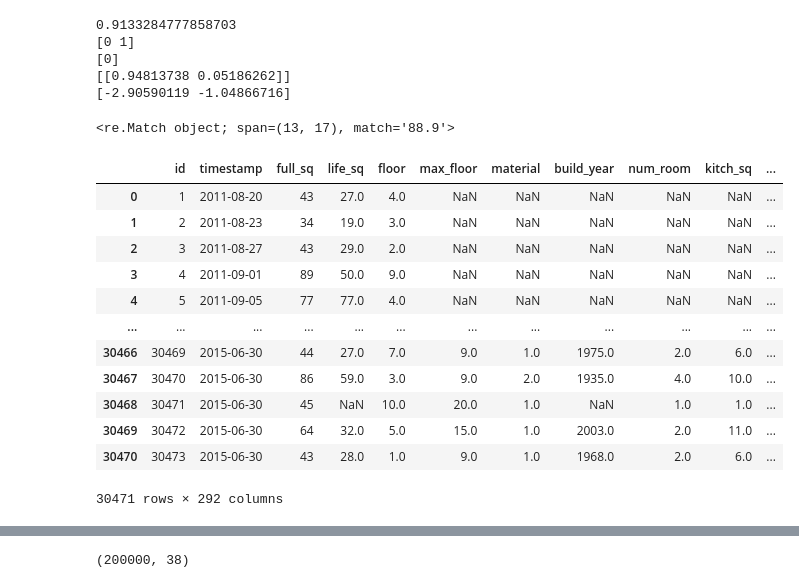
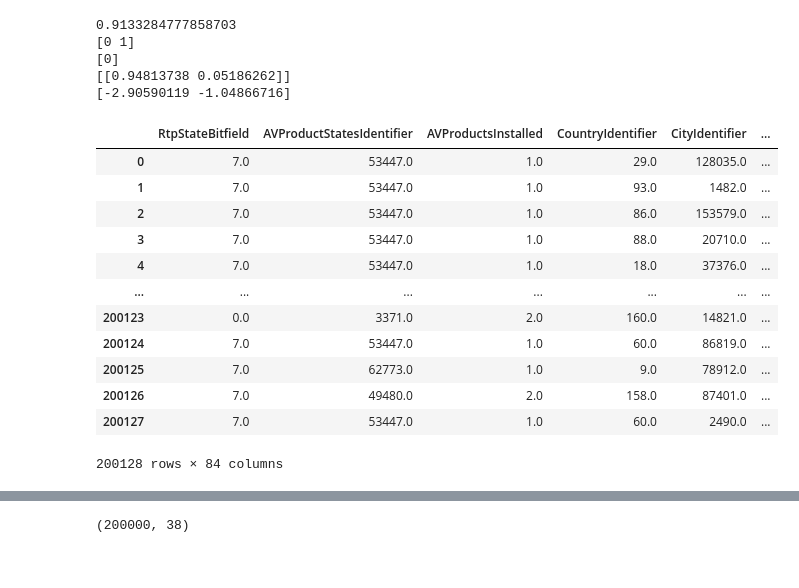
Before and after one commit to AlexanderGithubProfile/TEMP_WORKING_REPOSITORY, a Jupyter notebook: karpov_start_ml_course.ipynb, the cells around one changed output, grey strips where cells are left out. Saved outputs shown, nothing was run; the diff lists cells and outputs as text; code cells hidden in the pictures.

```diff
--- a/karpov_start_ml_course.ipynb
+++ b/karpov_start_ml_course.ipynb
@@ -2032,7 +2032,3 @@ Index(['age', 'job', 'education', 'default', 'contact', 'month', 'day_of_week',
        'duration', 'campaign', 'pdays', 'previous', 'poutcome', 'emp_var_rate',
        'cons_price_idx', 'cons_conf_idx', 'euribor3m', 'nr_employed', 'y'],
       dtype='object')
-# %%
-data.drop(['loan', 'housing', 'marital'], axis=1, inplace=True)
-categorical_columns.drop(['loan', 'housing', 'marital'], axis=1, inplace=True)
-data
@@ -2108,10 +2102,3 @@ print(pipe.decision_function(X_test.head(2)))
 [0]
 [[0.94813738 0.05186262]]
 [-2.90590119 -1.04866716]
-# %%
-import re
-test_string = 'asdafsfgfadgf88.9adgf99a9gfdag sdhf.sfgh'
-#re.search(r'\s\w+.\w', test_string)
-re.search(r'\d+\W\d',test_string)
-# %% [output]
-<re.Match object; span=(13, 17), match='88.9'>
@@ -2118,19 +2140,22 @@ re.search(r'\d+\W\d',test_string)
 # %%
 import pandas as pd
+train_data_10 = pd.read_csv(r"C:\Users\User\Downloads\247325 3 Часть (1)\10_train.csv")
 
-train_data = pd.read_csv(r"C:\Users\User\Downloads\train.csv")
-train_data
+filtered_train_data = empty_columns_cutter(train_data_10)
+filtered_train_data = fill_nan_by_medians(filtered_train_data)
+final_df = constant_columns_cutter(filtered_train_data).merge(string_to_numbers(filtered_train_data))
+final_df
 # %% [output]
-|  | id | timestamp | full_sq | life_sq | floor | max_floor | material | build_year | num_room | kitch_sq | ... |
-| 0 | 1 | 2011-08-20 | 43 | 27.0 | 4.0 | NaN | NaN | NaN | NaN | NaN | ... |
-| 1 | 2 | 2011-08-23 | 34 | 19.0 | 3.0 | NaN | NaN | NaN | NaN | NaN | ... |
-| 2 | 3 | 2011-08-27 | 43 | 29.0 | 2.0 | NaN | NaN | NaN | NaN | NaN | ... |
-| 3 | 4 | 2011-09-01 | 89 | 50.0 | 9.0 | NaN | NaN | NaN | NaN | NaN | ... |
-| 4 | 5 | 2011-09-05 | 77 | 77.0 | 4.0 | NaN | NaN | NaN | NaN | NaN | ... |
-| ... | ... | ... | ... | ... | ... | ... | ... | ... | ... | ... | ... |
-| 30466 | 30469 | 2015-06-30 | 44 | 27.0 | 7.0 | 9.0 | 1.0 | 1975.0 | 2.0 | 6.0 | ... |
-| 30467 | 30470 | 2015-06-30 | 86 | 59.0 | 3.0 | 9.0 | 2.0 | 1935.0 | 4.0 | 10.0 | ... |
-| 30468 | 30471 | 2015-06-30 | 45 | NaN | 10.0 | 20.0 | 1.0 | NaN | 1.0 | 1.0 | ... |
-| 30469 | 30472 | 2015-06-30 | 64 | 32.0 | 5.0 | 15.0 | 1.0 | 2003.0 | 2.0 | 11.0 | ... |
-| 30470 | 30473 | 2015-06-30 | 43 | 28.0 | 1.0 | 9.0 | 1.0 | 1968.0 | 2.0 | 6.0 | ... |
+|  | RtpStateBitfield | AVProductStatesIdentifier | AVProductsInstalled | CountryIdentifier | CityIdentifier | ... |
+| 0 | 7.0 | 53447.0 | 1.0 | 29.0 | 128035.0 | ... |
+| 1 | 7.0 | 53447.0 | 1.0 | 93.0 | 1482.0 | ... |
+| 2 | 7.0 | 53447.0 | 1.0 | 86.0 | 153579.0 | ... |
+| 3 | 7.0 | 53447.0 | 1.0 | 88.0 | 20710.0 | ... |
+| 4 | 7.0 | 53447.0 | 1.0 | 18.0 | 37376.0 | ... |
+| ... | ... | ... | ... | ... | ... | ... |
+| 200123 | 0.0 | 3371.0 | 2.0 | 160.0 | 14821.0 | ... |
+| 200124 | 7.0 | 53447.0 | 1.0 | 60.0 | 86819.0 | ... |
+| 200125 | 7.0 | 62773.0 | 1.0 | 9.0 | 78912.0 | ... |
+| 200126 | 7.0 | 49480.0 | 2.0 | 158.0 | 87401.0 | ... |
+| 200127 | 7.0 | 53447.0 | 1.0 | 60.0 | 2490.0 | ... |
-30471 rows × 292 columns
+200128 rows × 84 columns
```
Also changed, not shown: parts of 20 cells of this notebook.
